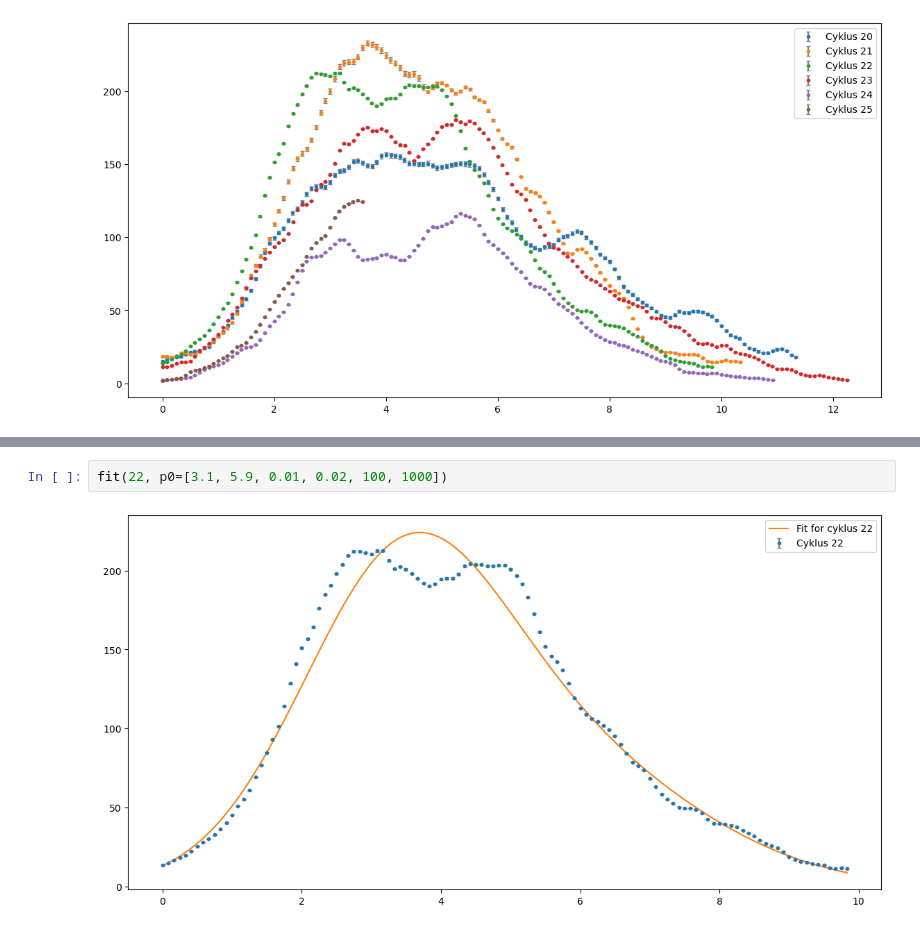
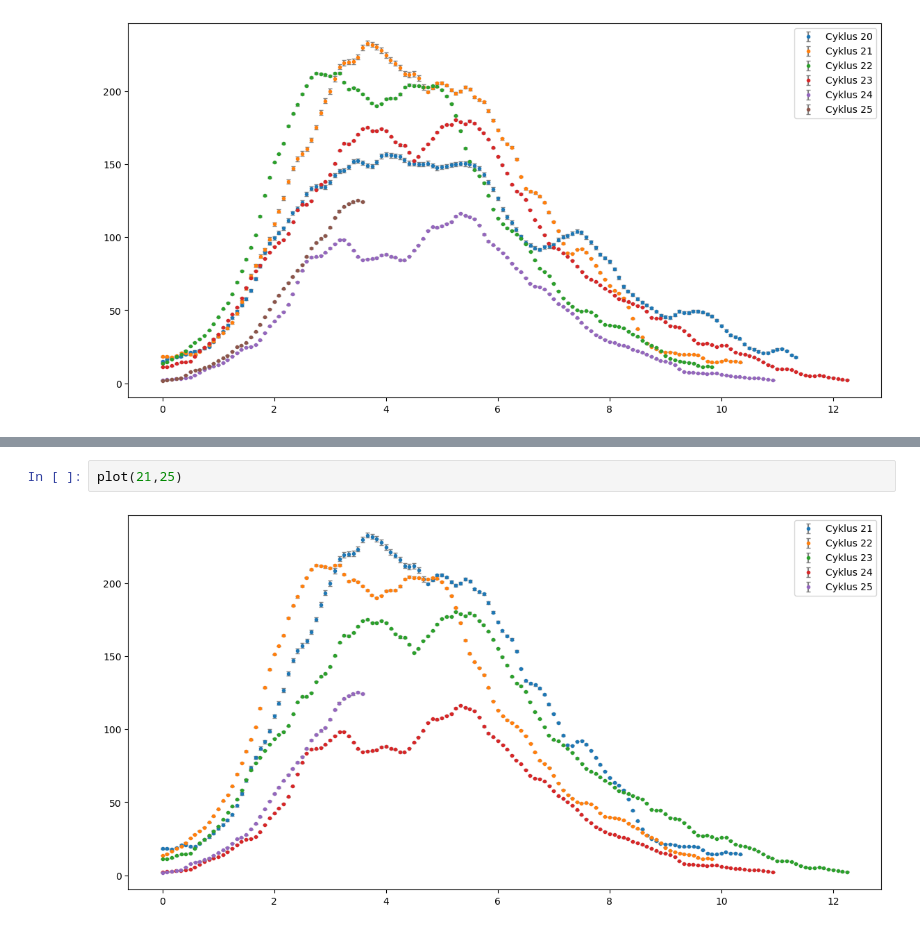
Before and after one commit to Focus9752/Solpletter_projekt, a Jupyter notebook: Scuffed stuff/Cykler.ipynb, the cells around one changed output, grey strips where cells are left out. Drawn from its saved outputs; the diff is of its cells as text.

```diff
--- a/Scuffed stuff/Cykler.ipynb
+++ b/Scuffed stuff/Cykler.ipynb
@@ -95,4 +82,4 @@ fit(23, p0=[3, 6, 0.001, 0.001, 100, 100])
-# %%
-fit(22, p0=[3.1, 5.9, 0.01, 0.02, 100, 1000])
-# %% [output]
-[figure, removed]
+# %%
+plot(21,25)
+# %% [output]
+[figure, added]
```
Also changed, not shown: parts of 3 cells of this notebook.
